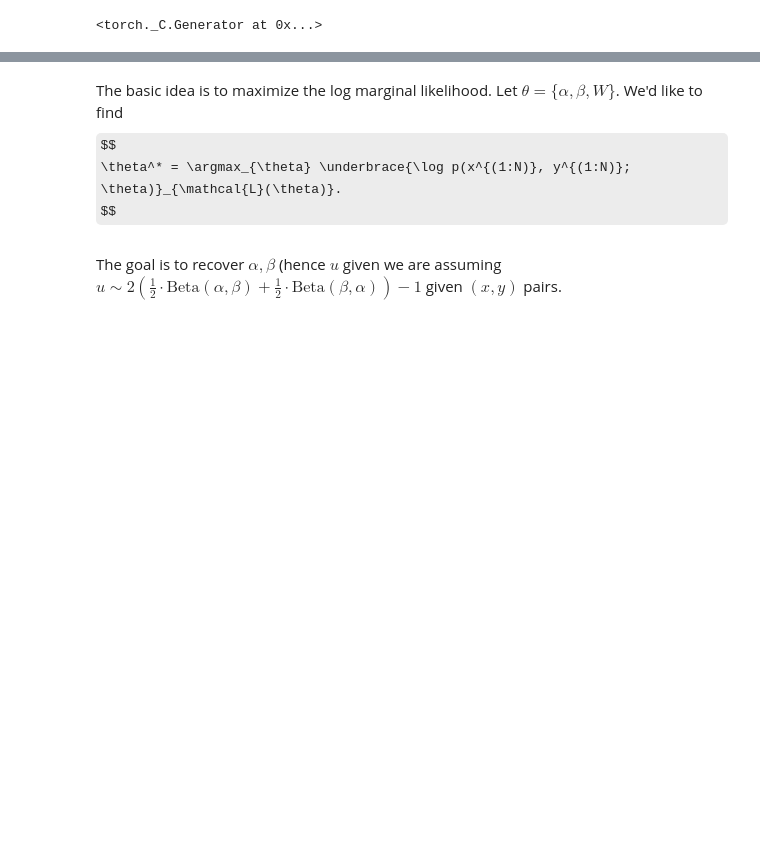
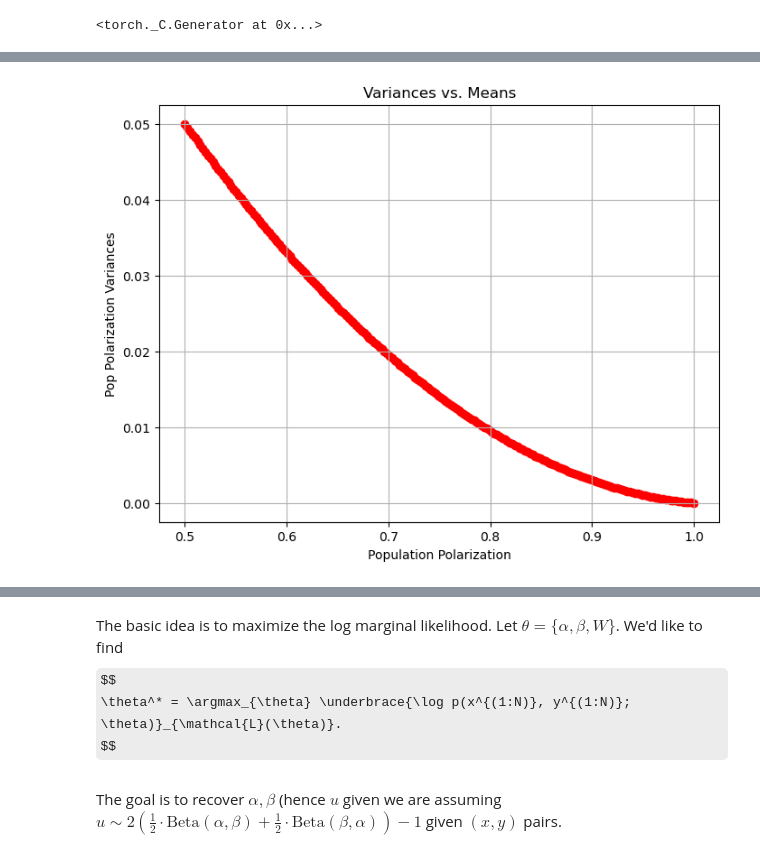
Before and after one commit to jcheigh/fictitious-prediction, a Jupyter notebook: src/3-6 inference.ipynb, the cells around one changed output, grey strips where cells are left out. Drawn from its saved outputs; the diff is of its cells as text; code cells hidden in the pictures; some formulas as TeX source; blank space fills up the shorter version.

```diff
--- a/src/3-6 inference.ipynb
+++ b/src/3-6 inference.ipynb
@@ -156,0 +164,13 @@ Generation Time: 2.969 seconds for 50000 samples.
+# %%
+rhos   = np.linspace(0.5, 1, 200)
+sigmas = 0.175 * (rhos ** 2) - 0.3625 * rhos + 0.1875
+
+plt.figure(figsize=(8, 6))
+plt.scatter(rhos, sigmas, color='r')
+plt.grid(True)
+plt.title(r"Variances vs. Means")
+plt.xlabel("Population Polarization")
+plt.ylabel("Pop Polarization Variances")
+plt.show()
+# %% [output]
+[figure, added]
```
Also changed, not shown: parts of 27 cells of this notebook, 1 other file.
